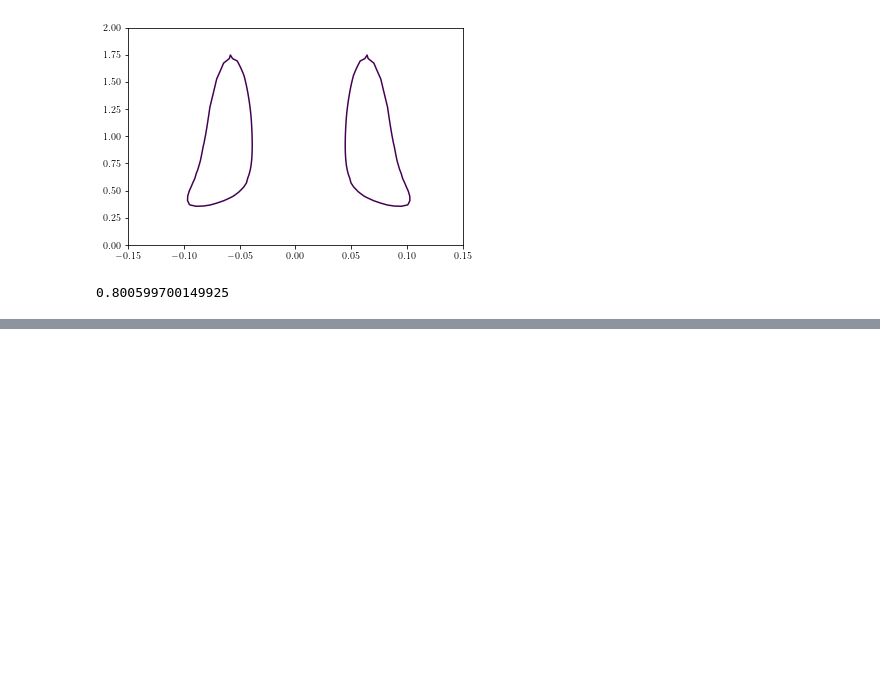
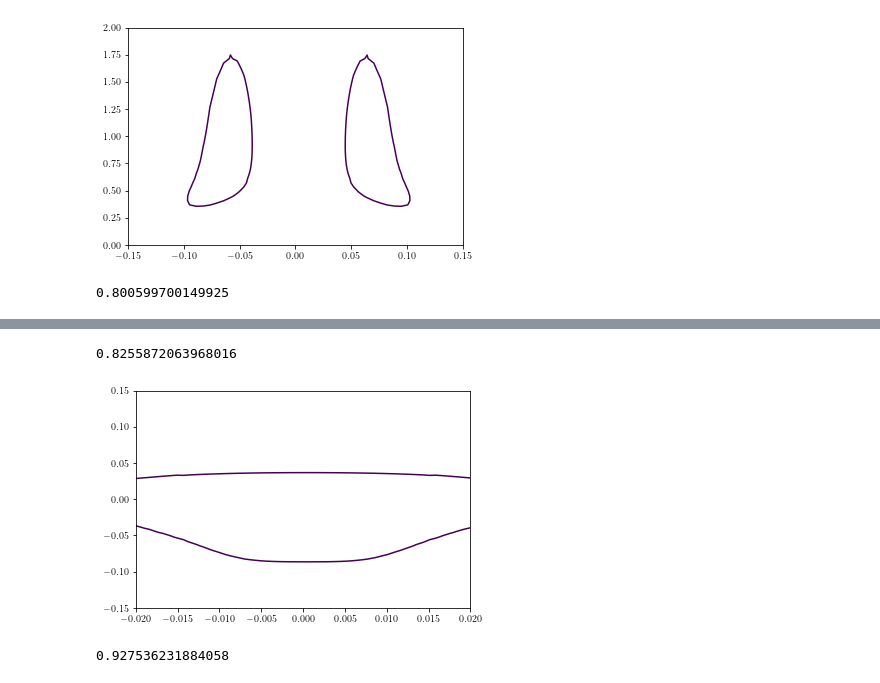
Before and after one commit to Jorge-Alda/SMEFT19-notebooks, a Jupyter notebook: PaperML/07_newplots.ipynb, the cells around one changed output, grey strips where cells are left out. Cells and saved outputs as stored; diff of their text form; code cells hidden in the pictures; blank space fills up the shorter version.

```diff
--- a/PaperML/07_newplots.ipynb
+++ b/PaperML/07_newplots.ipynb
@@ -814,0 +836,10 @@ inside/len(mlpoints.values)
+# %%
+inside/len(mlpoints.values)
+# %% [output]
+0.8255872063968016
+# %%
+CS = extract_polygon(read_mesh('../data/likelihood/likelihood_rotBII_blaq.dat'), 2.0)
+coll = CS.collections[0]
+paths = coll.get_paths()
+# %% [output]
+[figure, added]
@@ -814,0 +852,4 @@ inside/len(mlpoints.values)
+# %%
+inside/len(mlpoints.values)
+# %% [output]
+0.927536231884058
```
Also changed, not shown: parts of 19 cells of this notebook.
